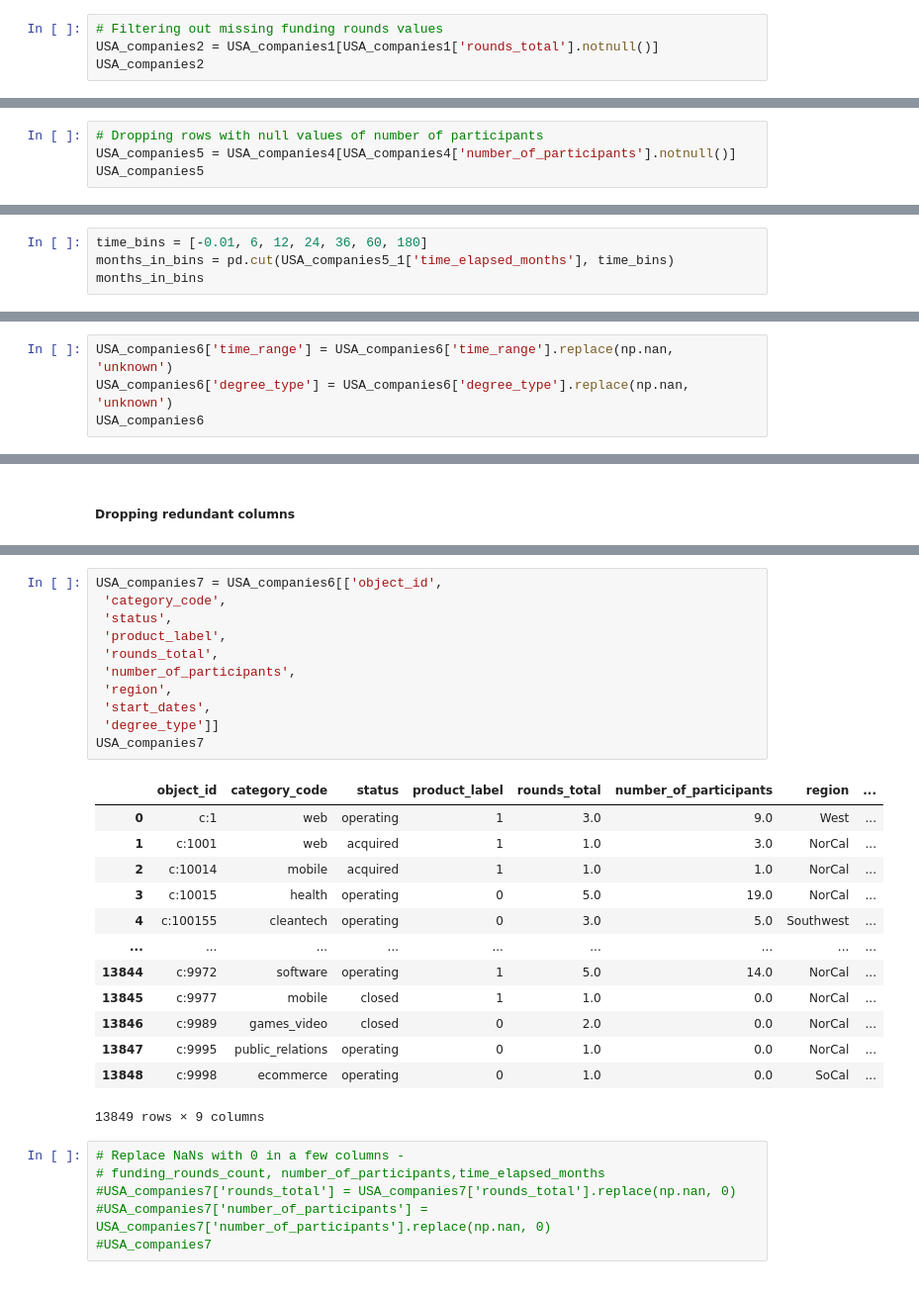
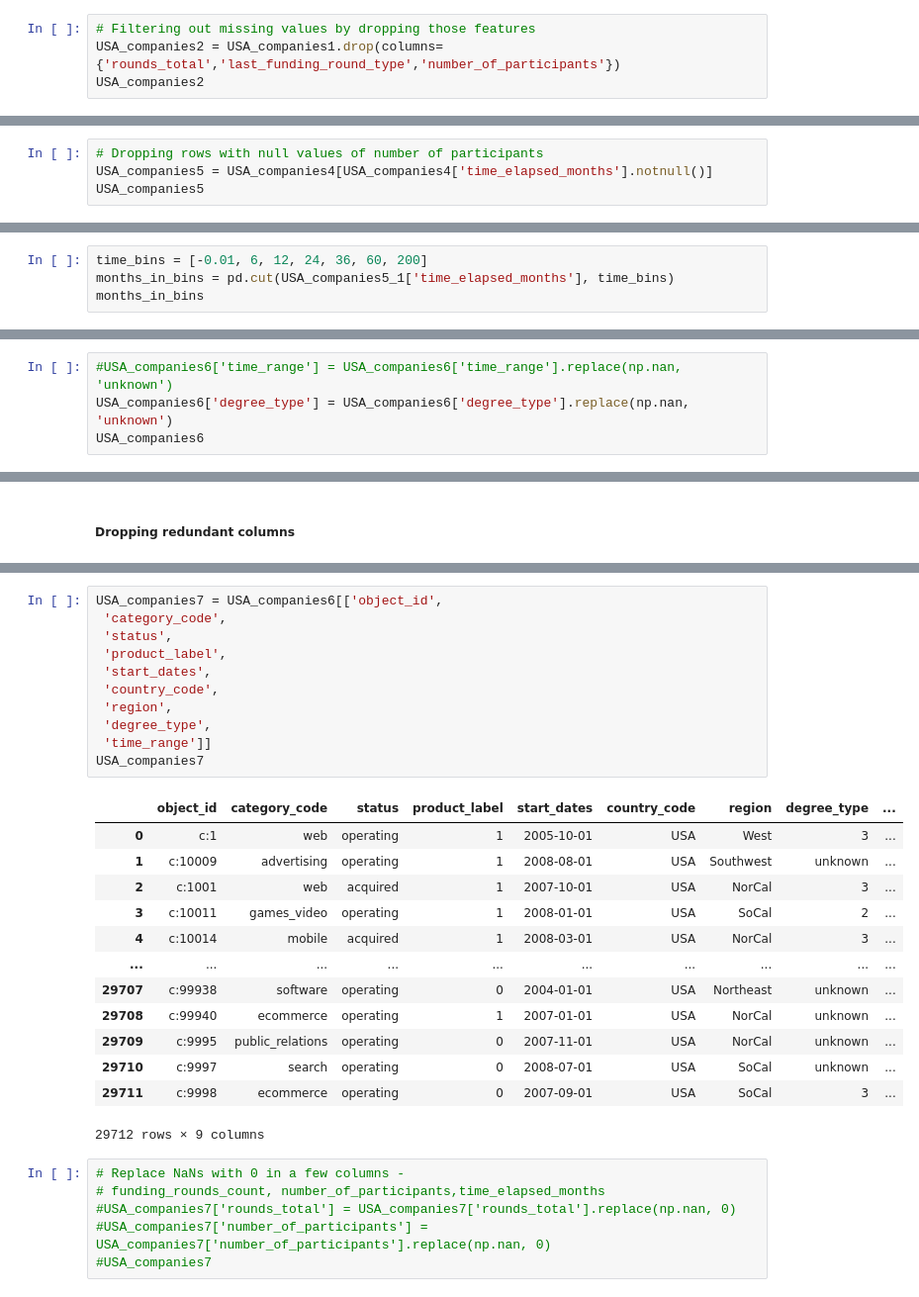
Before and after one commit to PaulIsenberg/FWIP_Venture, a Jupyter notebook: Other_approaches_applied_ML_NEW.ipynb, the cells around one changed output, grey strips where cells are left out. Shown at 99% size. Cells and saved outputs as stored; diff of their text form.

```diff
--- a/Other_approaches_applied_ML_NEW.ipynb
+++ b/Other_approaches_applied_ML_NEW.ipynb
@@ -360,7 +430,7 @@ Column time_elapsed_months has 3349 null values
 Column country_code has 0 null values
 Column region has 16 null values
 # %%
-# Filtering out missing funding rounds values
-USA_companies2 = USA_companies1[USA_companies1['rounds_total'].notnull()]
+# Filtering out missing values by dropping those features
+USA_companies2 = USA_companies1.drop(columns={'rounds_total','last_funding_round_type','number_of_participants'})
 USA_companies2
 # %% [output]
@@ -481,6 +542,6 @@ Column country_code has 0 null values
 Column region has 0 null values
 # %%
 # Dropping rows with null values of number of participants
-USA_companies5 = USA_companies4[USA_companies4['number_of_participants'].notnull()]
+USA_companies5 = USA_companies4[USA_companies4['time_elapsed_months'].notnull()]
 USA_companies5
 # %% [output]
@@ -617,5 +689,5 @@ max_val
 # %%
-time_bins = [-0.01, 6, 12, 24, 36, 60, 180]
+time_bins = [-0.01, 6, 12, 24, 36, 60, 200]
 months_in_bins = pd.cut(USA_companies5_1['time_elapsed_months'], time_bins)
 months_in_bins
 # %% [output]
@@ -697,6 +763,6 @@ time_range                  object
 dtype: object
 # %%
-USA_companies6['time_range'] = USA_companies6['time_range'].replace(np.nan, 'unknown')
+#USA_companies6['time_range'] = USA_companies6['time_range'].replace(np.nan, 'unknown')
 USA_companies6['degree_type'] = USA_companies6['degree_type'].replace(np.nan, 'unknown')
 USA_companies6
 # %% [output]
@@ -736,28 +799,28 @@ USA_companies6.columns.to_list()
 # %%
 USA_companies7 = USA_companies6[['object_id',
  'category_code',
  'status',
  'product_label',
- 'rounds_total',
- 'number_of_participants',
+ 'start_dates',
+ 'country_code',
  'region',
- 'start_dates',
- 'degree_type']]
+ 'degree_type',
+ 'time_range']]
 USA_companies7
 # %% [output]
-|  | object_id | category_code | status | product_label | rounds_total | number_of_participants | region | ... |
-| 0 | c:1 | web | operating | 1 | 3.0 | 9.0 | West | ... |
-| 1 | c:1001 | web | acquired | 1 | 1.0 | 3.0 | NorCal | ... |
-| 2 | c:10014 | mobile | acquired | 1 | 1.0 | 1.0 | NorCal | ... |
-| 3 | c:10015 | health | operating | 0 | 5.0 | 19.0 | NorCal | ... |
-| 4 | c:100155 | cleantech | operating | 0 | 3.0 | 5.0 | Southwest | ... |
-| ... | ... | ... | ... | ... | ... | ... | ... | ... |
-| 13844 | c:9972 | software | operating | 1 | 5.0 | 14.0 | NorCal | ... |
-| 13845 | c:9977 | mobile | closed | 1 | 1.0 | 0.0 | NorCal | ... |
-| 13846 | c:9989 | games_video | closed | 0 | 2.0 | 0.0 | NorCal | ... |
-| 13847 | c:9995 | public_relations | operating | 0 | 1.0 | 0.0 | NorCal | ... |
-| 13848 | c:9998 | ecommerce | operating | 0 | 1.0 | 0.0 | SoCal | ... |
+|  | object_id | category_code | status | product_label | start_dates | country_code | region | degree_type | ... |
+| 0 | c:1 | web | operating | 1 | 2005-10-01 | USA | West | 3 | ... |
+| 1 | c:10009 | advertising | operating | 1 | 2008-08-01 | USA | Southwest | unknown | ... |
+| 2 | c:1001 | web | acquired | 1 | 2007-10-01 | USA | NorCal | 3 | ... |
+| 3 | c:10011 | games_video | operating | 1 | 2008-01-01 | USA | SoCal | 2 | ... |
+| 4 | c:10014 | mobile | acquired | 1 | 2008-03-01 | USA | NorCal | 3 | ... |
+| ... | ... | ... | ... | ... | ... | ... | ... | ... | ... |
+| 29707 | c:99938 | software | operating | 0 | 2004-01-01 | USA | Northeast | unknown | ... |
+| 29708 | c:99940 | ecommerce | operating | 1 | 2007-01-01 | USA | NorCal | unknown | ... |
+| 29709 | c:9995 | public_relations | operating | 0 | 2007-11-01 | USA | NorCal | unknown | ... |
+| 29710 | c:9997 | search | operating | 0 | 2008-07-01 | USA | SoCal | unknown | ... |
+| 29711 | c:9998 | ecommerce | operating | 0 | 2007-09-01 | USA | SoCal | 3 | ... |
-13849 rows × 9 columns
+29712 rows × 9 columns
 # %%
 # Replace NaNs with 0 in a few columns -
 # funding_rounds_count, number_of_participants,time_elapsed_months
```
Also changed, not shown: parts of 106 cells of this notebook.
